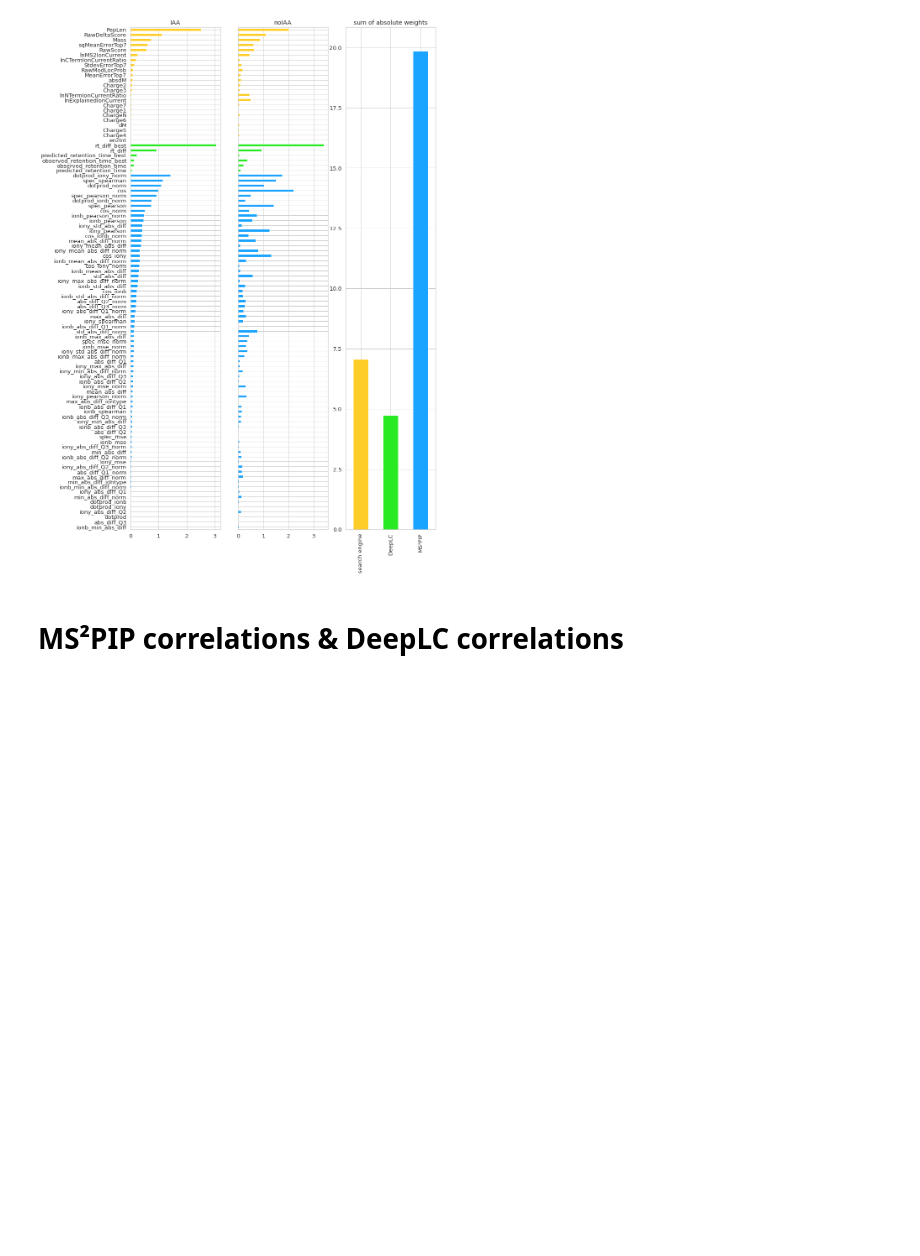
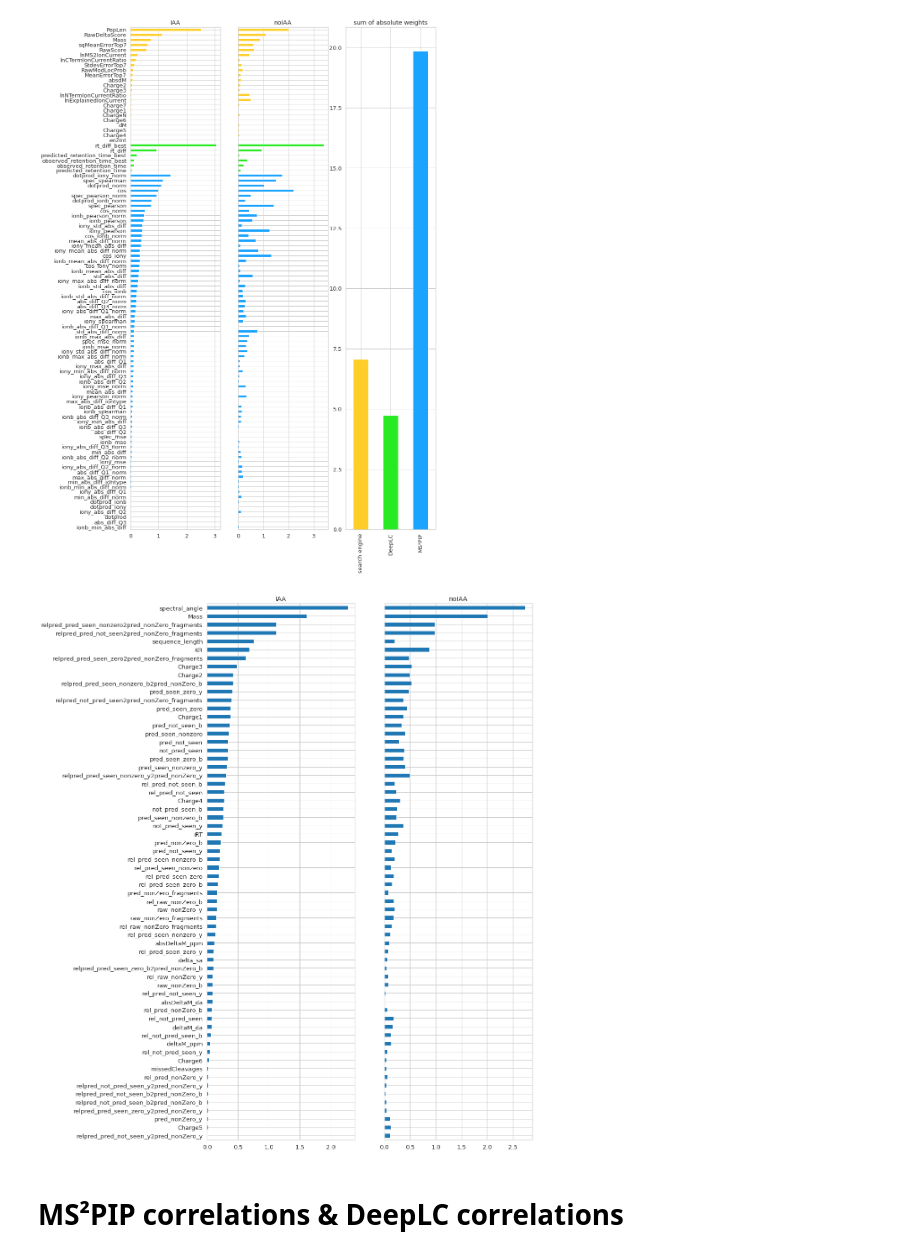
Before and after one commit to compomics/ms2rescore-immunopeptidomics-manuscript, a Jupyter notebook: notebooks/MS2rescore_output_analysis.ipynb, the cells around one changed output. Cells and saved outputs as stored; diff of their text form; code cells hidden in the pictures; blank space fills up the shorter version.

```diff
--- a/notebooks/MS2rescore_output_analysis.ipynb
+++ b/notebooks/MS2rescore_output_analysis.ipynb
@@ -399,6 +428,38 @@ fig.savefig("data/Figures/FigureS2.svg")
 fig
 # %% [output]
 [figure]
+# %%
+prosit_weights_IAA = pd.read_table("data/PXD021398/output_IAA/prosit_weights_IAA.csv", sep="\t")
+prosit_weights_IAA.drop([1,2,4,5,7], axis=0, inplace=True)
+prosit_weights_IAA.drop("m0", axis=1, inplace=True)
+
+prosit_weights_noIAA = pd.read_table("data/PXD021398/output_noIAA/prosit_weights_noIAA.csv", sep="\t")
+prosit_weights_noIAA.drop([1,2,4,5,7], axis=0, inplace=True)
+prosit_weights_noIAA.drop("m0", axis=1, inplace=True)
+# %%
+prosit_weights_IAA = prosit_weights_IAA.astype(float)
+prosit_weights_IAA.loc["mean"] = prosit_weights_IAA.mean()
+
+prosit_weights_noIAA = prosit_weights_noIAA.astype(float)
+prosit_weights_noIAA.loc["mean"] = prosit_weights_noIAA.mean()
+# %%
+reindex_list = []
+reindex_list.extend(prosit_weights_IAA.iloc[3, :].abs().sort_values(ascending=True).index)
+# %%
+sns.set_style("whitegrid")
+
+fig = plt.Figure(figsize=(13,22))
+ax1 = fig.add_subplot(121)
+rowIAA = prosit_weights_IAA.iloc[3].abs().reindex(reindex_list)
+rowIAA.plot(kind="barh", ax=ax1)
+ax1.set_title("IAA")
+ax2 = fig.add_subplot(122, sharey=ax1)
+rownoIAA = prosit_weights_noIAA.iloc[3].abs().reindex(reindex_list)
+rownoIAA.plot(kind="barh", ax=ax2)
+ax2.set_title("noIAA")
+fig
+# %% [output]
+[figure, added]
 # %% [markdown]
 # MS²PIP correlations & DeepLC correlations
 # %%
```
Also changed, not shown: parts of 3 cells of this notebook, 9 other files.
